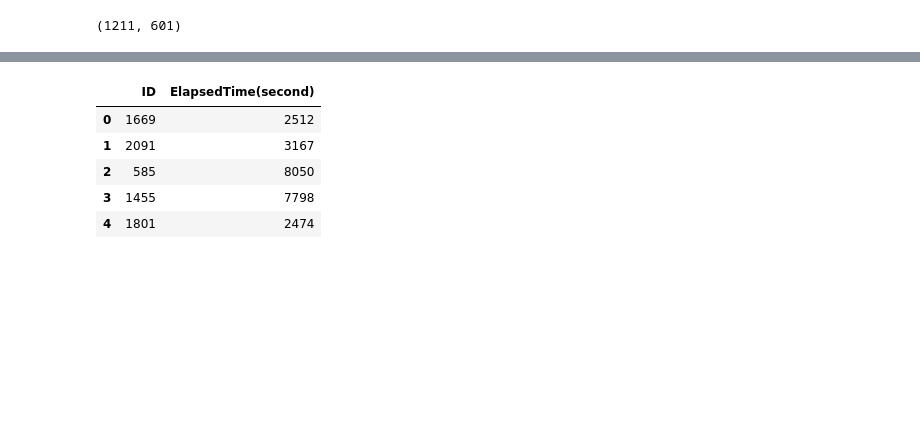
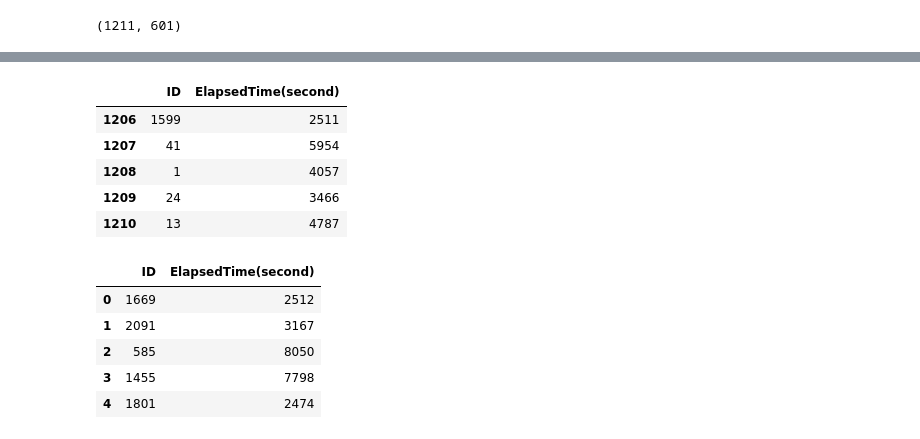
Before and after one commit to furkaneneseren/Datathon-Borda, a Jupyter notebook: surgery-datathon.ipynb, the cells around one changed output, grey strips where cells are left out. Saved outputs shown, nothing was run; the diff lists cells and outputs as text; code cells hidden in the pictures; blank space fills up the shorter version.

```diff
--- a/surgery-datathon.ipynb
+++ b/surgery-datathon.ipynb
@@ -1717,6 +1655,15 @@ model_preds
 sample_submission = pd.DataFrame()
 sample_submission['ID'] = user_id
 sample_submission['ElapsedTime(second)'] = np.round(np.mean(model_preds,axis=0)).astype(int)
+# %%
+sample_submission.tail()
+# %% [output]
+|  | ID | ElapsedTime(second) |
+| 1206 | 1599 | 2511 |
+| 1207 | 41 | 5954 |
+| 1208 | 1 | 4057 |
+| 1209 | 24 | 3466 |
+| 1210 | 13 | 4787 |
 # %%
 sample_submission.head()
 # %% [output]
```
Also changed, not shown: parts of 17 cells of this notebook.
